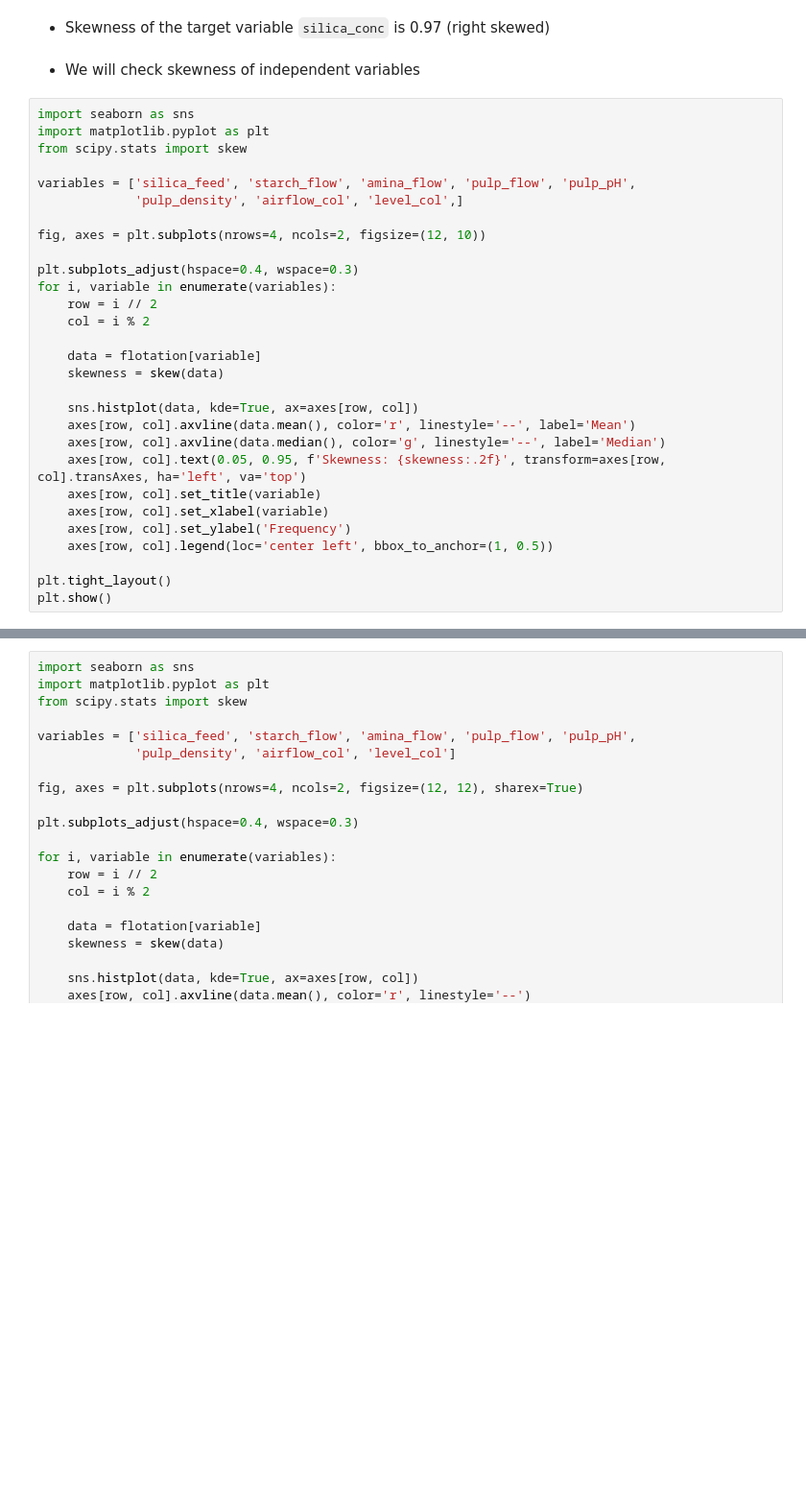
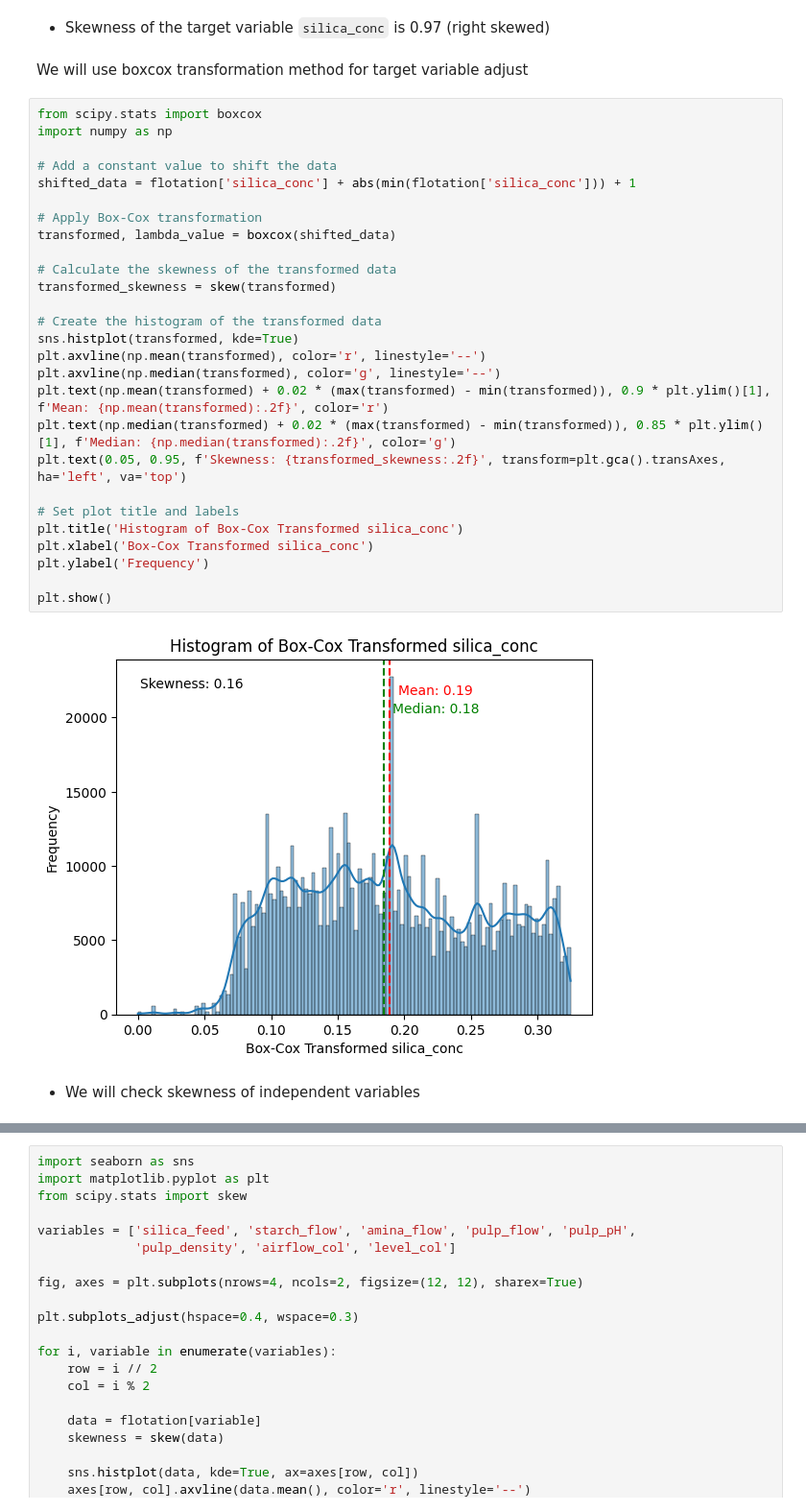
Before and after one commit to ArifAygun/Iron-Ore-Froth-Flotation-Quality-Prediction, a Jupyter notebook: AA_Iron_Ore_Froth_Flotation_Quality_Prediction.ipynb, the cells around one changed output, grey strips where cells are left out. Shown at 96% size. Drawn from its saved outputs; the diff is of its cells as text; blank space fills up the shorter version.

````diff
--- a/AA_Iron_Ore_Froth_Flotation_Quality_Prediction.ipynb
+++ b/AA_Iron_Ore_Froth_Flotation_Quality_Prediction.ipynb
@@ -658,34 +660,36 @@ plt.show()
 [figure]
 # %% [markdown]
 - Skewness of the target variable ```silica_conc``` is 0.97 (right skewed)
+# %% [markdown]
+We will use boxcox transformation method for target variable adjust
+# %%
+from scipy.stats import boxcox
+import numpy as np
+
+# Add a constant value to shift the data
+shifted_data = flotation['silica_conc'] + abs(min(flotation['silica_conc'])) + 1
+
+# Apply Box-Cox transformation
+transformed, lambda_value = boxcox(shifted_data)
+
+# Calculate the skewness of the transformed data
+transformed_skewness = skew(transformed)
+
+# Create the histogram of the transformed data
+sns.histplot(transformed, kde=True)
+plt.axvline(np.mean(transformed), color='r', linestyle='--')
+plt.axvline(np.median(transformed), color='g', linestyle='--')
+plt.text(np.mean(transformed) + 0.02 * (max(transformed) - min(transformed)), 0.9 * plt.ylim()[1], f'Mean: {np.mean(transformed):.2f}', color='r')
+plt.text(np.median(transformed) + 0.02 * (max(transformed) - min(transformed)), 0.85 * plt.ylim()[1], f'Median: {np.median(transformed):.2f}', color='g')
+plt.text(0.05, 0.95, f'Skewness: {transformed_skewness:.2f}', transform=plt.gca().transAxes, ha='left', va='top')
+
+# Set plot title and labels
+plt.title('Histogram of Box-Cox Transformed silica_conc')
+plt.xlabel('Box-Cox Transformed silica_conc')
+plt.ylabel('Frequency')
+
+plt.show()
+# %% [output]
+[figure, added]
 # %% [markdown]
 - We will check skewness of independent variables
-# %%
-import seaborn as sns
-import matplotlib.pyplot as plt
-from scipy.stats import skew
-
-variables = ['silica_feed', 'starch_flow', 'amina_flow', 'pulp_flow', 'pulp_pH',
-             'pulp_density', 'airflow_col', 'level_col',]
-
-fig, axes = plt.subplots(nrows=4, ncols=2, figsize=(12, 10))
-
-plt.subplots_adjust(hspace=0.4, wspace=0.3)
-for i, variable in enumerate(variables):
-    row = i // 2
-    col = i % 2
-
-    data = flotation[variable]
-    skewness = skew(data)
-
-    sns.histplot(data, kde=True, ax=axes[row, col])
-    axes[row, col].axvline(data.mean(), color='r', linestyle='--', label='Mean')
-    axes[row, col].axvline(data.median(), color='g', linestyle='--', label='Median')
-    axes[row, col].text(0.05, 0.95, f'Skewness: {skewness:.2f}', transform=axes[row, col].transAxes, ha='left', va='top')
-    axes[row, col].set_title(variable)
-    axes[row, col].set_xlabel(variable)
-    axes[row, col].set_ylabel('Frequency')
-    axes[row, col].legend(loc='center left', bbox_to_anchor=(1, 0.5))
-
-plt.tight_layout()
-plt.show()
````
Also changed, not shown: parts of 25 cells of this notebook.
